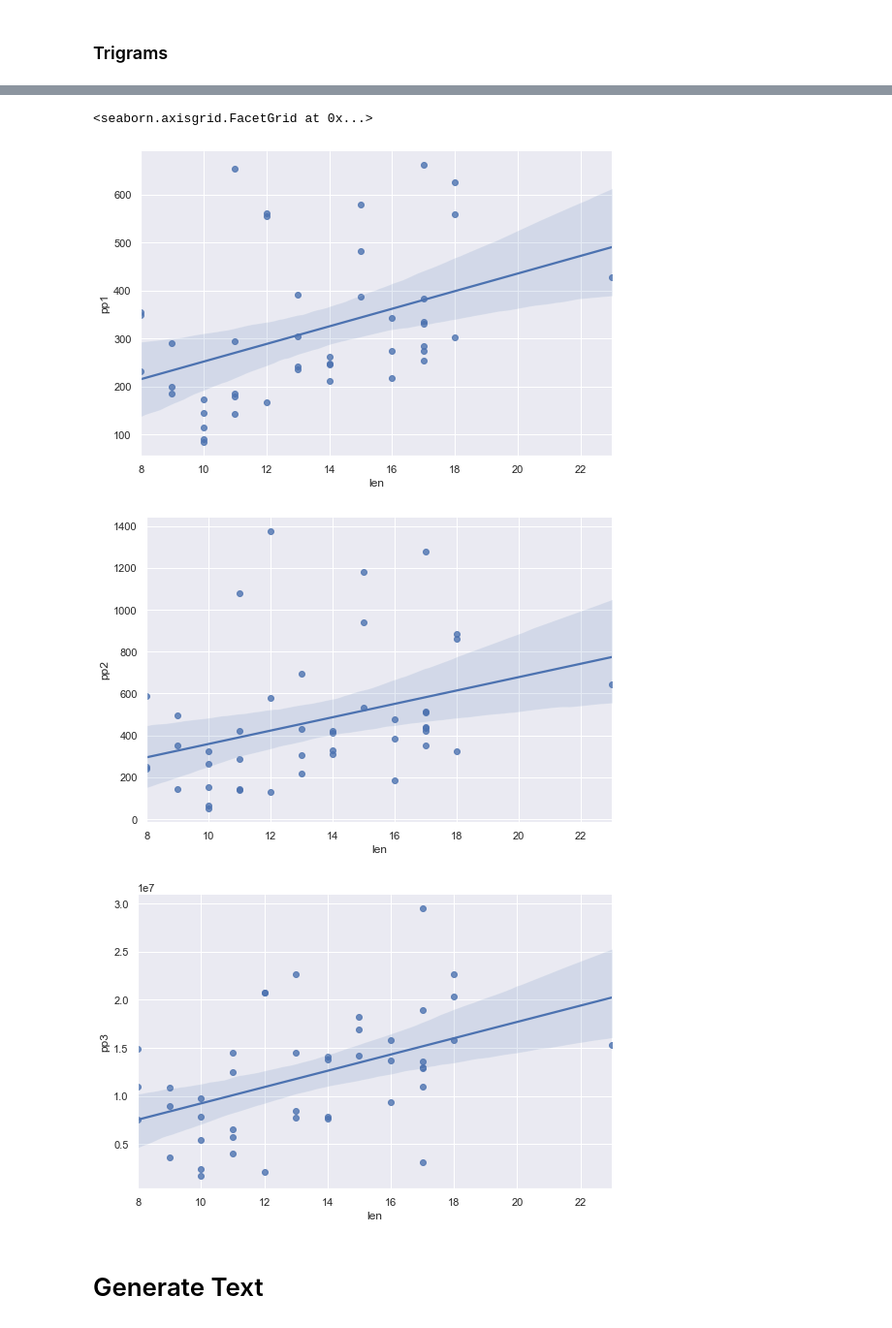
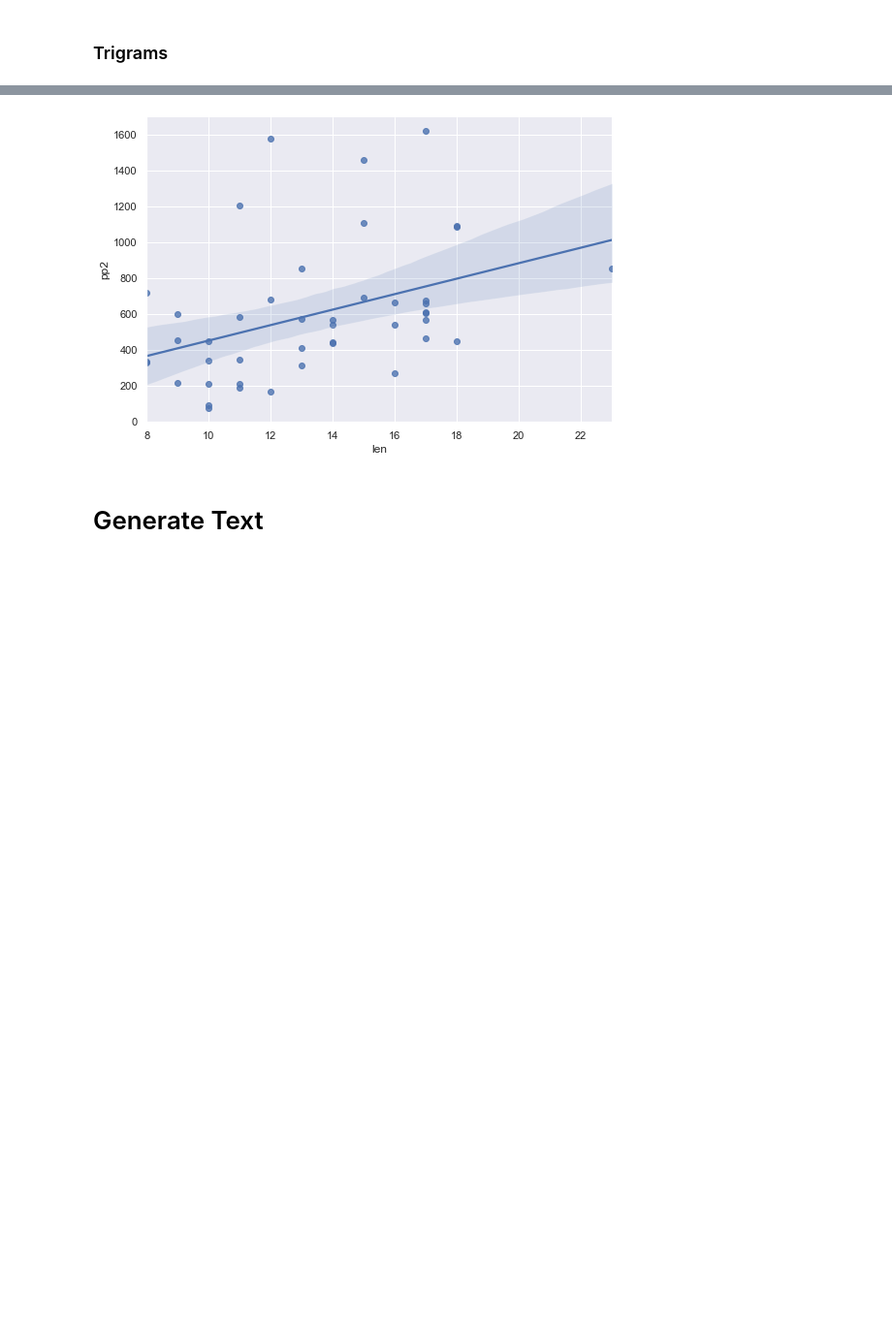
Before and after one commit to ontoligent/DS5001-2022-01-OLD, a Jupyter notebook: M03_LanguageModels/M03_02_LanguageModels.ipynb, the cells around one changed output, grey strips where cells are left out. Shown at 97% size. Cells and saved outputs as stored; diff of their text form; code cells hidden in the pictures; blank space fills up the shorter version.

```diff
--- a/M03_LanguageModels/M03_02_LanguageModels.ipynb
+++ b/M03_LanguageModels/M03_02_LanguageModels.ipynb
@@ -275,7 +275,6 @@ NG[0].loc[0]
 LM = []
 for i in range(ngram_size):
     LM.append(NG[i].value_counts().to_frame('n'))
-    LM[i]['mle'] = LM[i].n / LM[i].n.sum()
     LM[i] = LM[i].sort_index()
 # %%
 # Hack to recast single value tuple in unigram table index ...
@@ -329,6 +328,7 @@ for i in range(1, ngram_size):
 
     # We take advantage of Pandas' implicit join of the lower order
     # ngram table with the higher order on
+    LM[i]['mle'] = LM[i].n / LM[i-1].n
     LM[i]['p'] = (LM[i].n + k) / (LM[i-1].n + B[i-1] * k)
     LM[i]['log_p'] = np.log2(LM[i].p)
 
@@ -727,12 +760,7 @@ test.S.sort_values('pp3')[comp_cols].tail() #.style.background_gradient()
 # %%
-sns.lmplot(data=test.S, x='len', y='pp1', aspect=1.5)
-sns.lmplot(data=test.S, x='len', y='pp2', aspect=1.5)
-sns.lmplot(data=test.S, x='len', y='pp3', aspect=1.5)
+sns.lmplot(data=test.S, x='len', y='pp2', aspect=1.5);
 # %% [output]
-<seaborn.axisgrid.FacetGrid at 0x...>
-[figure, old version]
+[figure, new version]
-[figure, removed]
-[figure, removed]
 # %% [markdown]
 # Generate Text
 # %%
```
Also changed, not shown: parts of 19 cells of this notebook, 1 other file.
